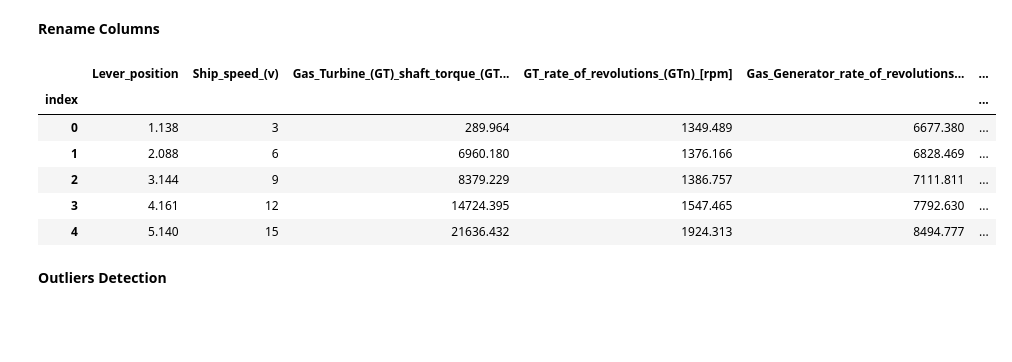
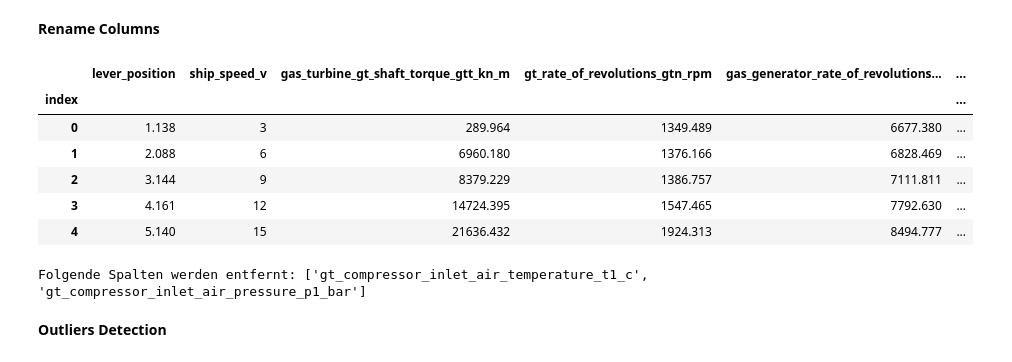
Before and after one commit to IAmBlindNotDeaf/Gas-Turbine-Degradation-Prediction, a Jupyter notebook: notebooks/01_exploration.ipynb, the cells around one changed output. Saved outputs shown, nothing was run; the diff lists cells and outputs as text; code cells hidden in the pictures; blank space fills up the shorter version.

```diff
--- a/notebooks/01_exploration.ipynb
+++ b/notebooks/01_exploration.ipynb
@@ -102,13 +103,23 @@ np.int64(0)
 **Rename Columns**
 # %%
 # Bereinigen der Spaltennamen
-new_cols = df.columns.str.replace(r'\s+', '_', regex=True)
-new_cols = new_cols.str.rstrip('_')
-df.columns = new_cols
+def clean_col_names(df):
+    cols = df.columns
+    new_cols = []
+    for col in cols:
+        new_col = col.lower() # Kleinbuchstaben
+        new_col = re.sub(r'\s+', '_', new_col) # Unterstriche ersetzen Leerzeichen
+        new_col = re.sub(r'[^\w_]', '', new_col) # Alle nicht-alphanumerischen Zeichen entfernen (außer Unterstrich)
+        new_col = new_col.strip('_') # Führende/nachfolgende Unterstriche entfernen
+        new_cols.append(new_col)
+    df.columns = new_cols
+    return df
+
+df = clean_col_names(df)
 
 df.head()
 # %% [output]
-|  | Lever_position | Ship_speed_(v) | Gas_Turbine_(GT)_shaft_torque_(GT... | GT_rate_of_revolutions_(GTn)_[rpm] | Gas_Generator_rate_of_revolutions... | ... |
+|  | lever_position | ship_speed_v | gas_turbine_gt_shaft_torque_gtt_kn_m | gt_rate_of_revolutions_gtn_rpm | gas_generator_rate_of_revolutions... | ... |
 | index |  |  |  |  |  | ... |
 | 0 | 1.138 | 3 | 289.964 | 1349.489 | 6677.380 | ... |
 | 1 | 2.088 | 6 | 6960.180 | 1376.166 | 6828.469 | ... |
@@ -116,7 +127,11 @@ df.head()
 | 3 | 4.161 | 12 | 14724.395 | 1547.465 | 7792.630 | ... |
 | 4 | 5.140 | 15 | 21636.432 | 1924.313 | 8494.777 | ... |
 # %%
-# Entfernen irrelevanter Spalten
-df = df.drop(["GT_Compressor_inlet_air_temperature_(T1)_[C]", "GT_Compressor_inlet_air_pressure_(P1)_[bar]"], axis=1) # gleicher Wert in allen Zeilen
+# Entfernen irrelevanter Spalten gleicher Wert in allen Zeilen
+cols_to_drop = [col for col in df.columns if df[col].nunique() <= 1]
+print(f"Folgende Spalten werden entfernt: {cols_to_drop}")
+df = df.drop(columns=cols_to_drop)
+# %% [output]
+Folgende Spalten werden entfernt: ['gt_compressor_inlet_air_temperature_t1_c', 'gt_compressor_inlet_air_pressure_p1_bar']
 # %% [markdown]
 **Outliers Detection**
```
Also changed, not shown: parts of 6 cells of this notebook.
